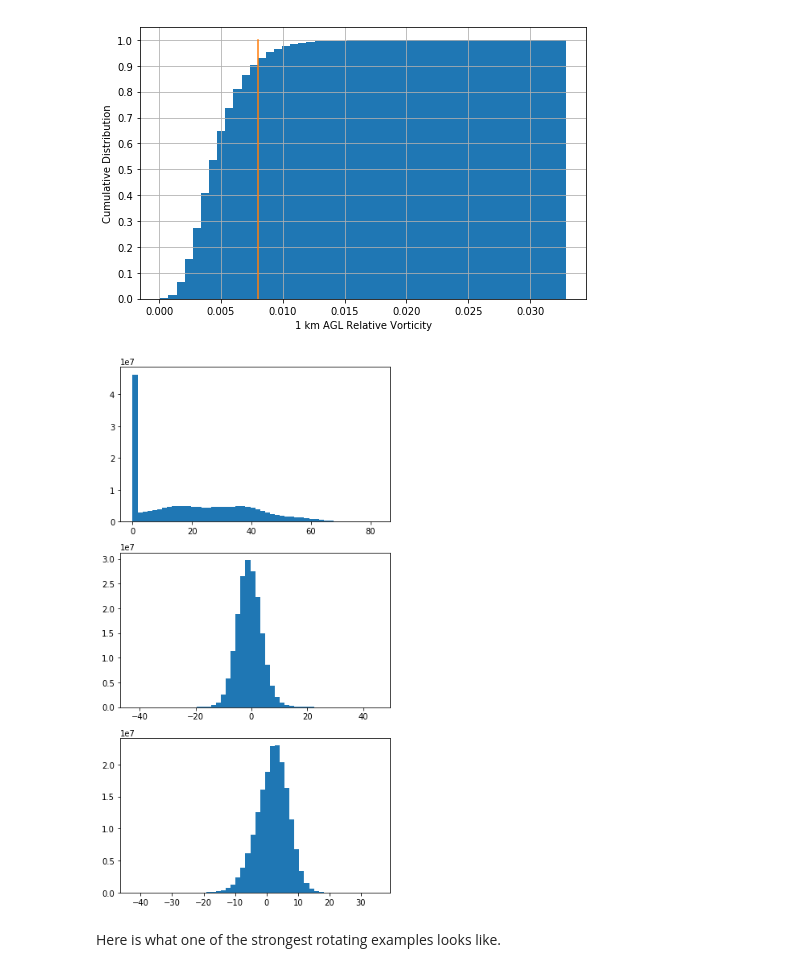
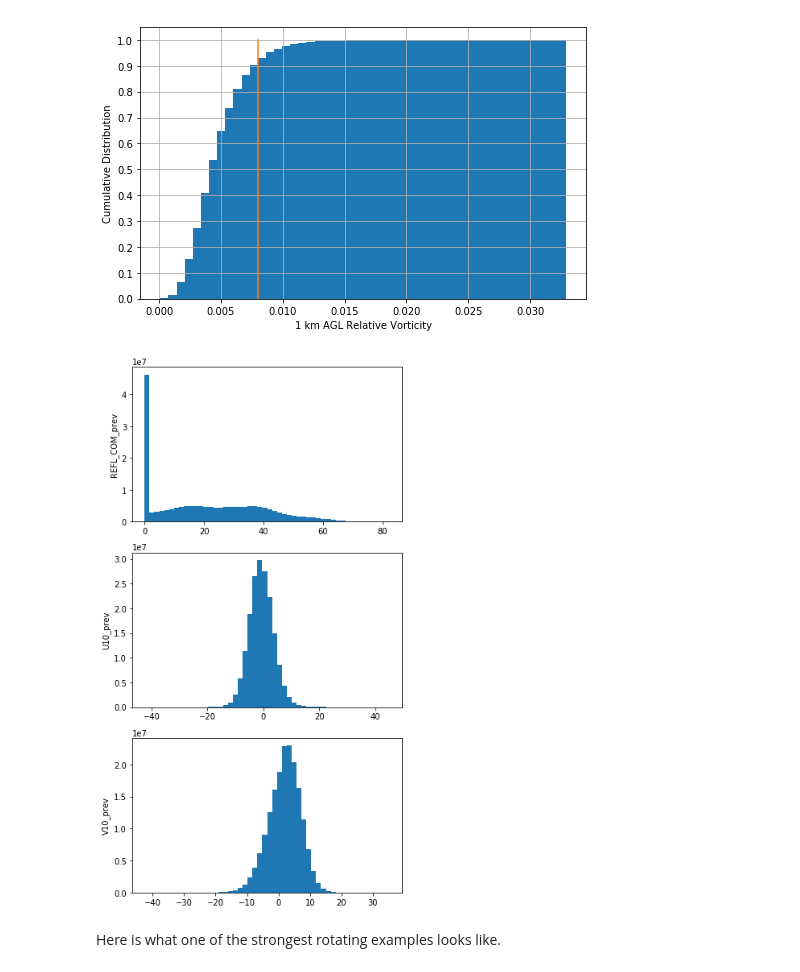
Before and after one commit to djgagne/swirlnet, a Jupyter notebook: notebooks/deep_swirl_tutorial.ipynb, the cells around one changed output. Cells and saved outputs as stored; diff of their text form; code cells hidden in the pictures.

```diff
--- a/notebooks/deep_swirl_tutorial.ipynb
+++ b/notebooks/deep_swirl_tutorial.ipynb
@@ -148,9 +148,10 @@ Text(0,0.5,'Cumulative Distribution')
 # %%
 fig, axes = plt.subplots(all_in_data.shape[-1], 1, figsize=(6, all_in_data.shape[-1] * 4))
 for a, ax in enumerate(axes):
     ax.hist(all_in_data[:, :, :, a].ravel(), 50)
+    ax.set_ylabel(in_vars[a])
 # %% [output]
-[figure, old version]
+[figure, new version]
 # %% [markdown]
 Here is what one of the strongest rotating examples looks like.
 # %%
```
Also changed, not shown: parts of 21 cells of this notebook, 2 other files.
